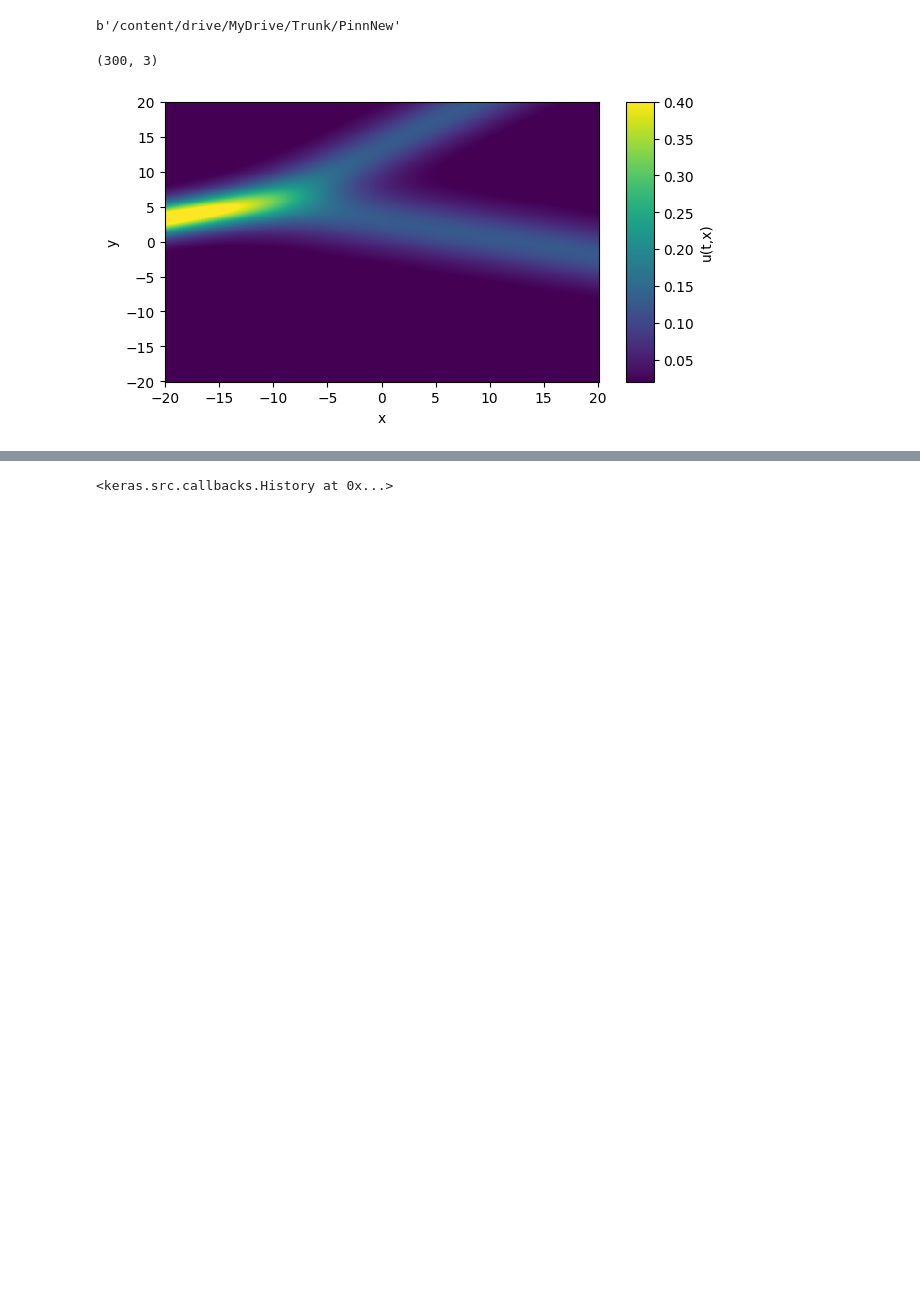
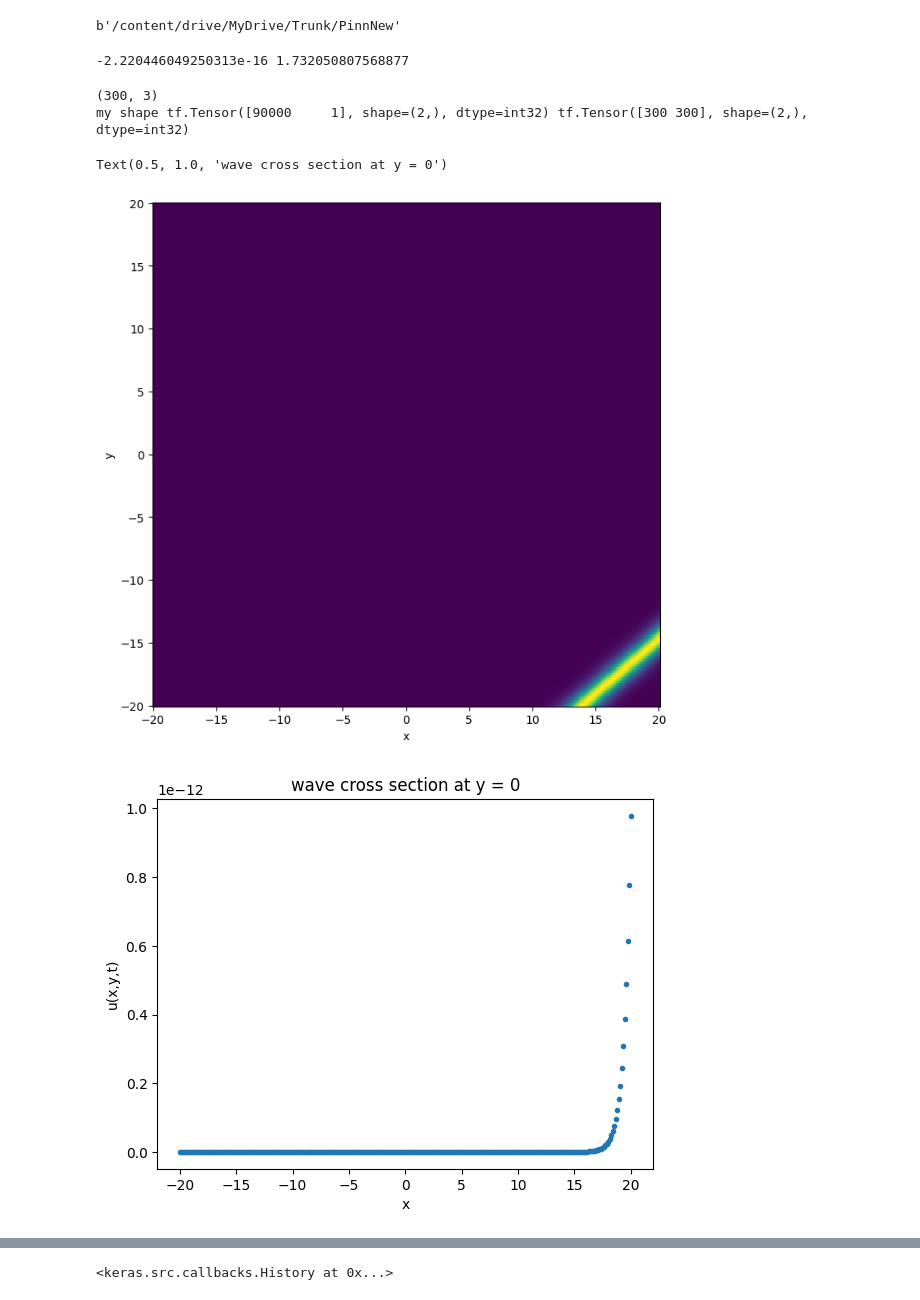
Before and after one commit to naiaseh/Trunk, a Jupyter notebook: PinnNew/KP.ipynb, the cells around one changed output, grey strips where cells are left out. Cells and saved outputs as stored; diff of their text form; code cells hidden in the pictures; blank space fills up the shorter version.

```diff
--- a/PinnNew/KP.ipynb
+++ b/PinnNew/KP.ipynb
@@ -39,14 +26,23 @@ import matplotlib.pyplot as plt
 import pickle
 import imageio
 # %%
-k=6
-c= 3.23
+
 phi = 0
 
 
 
 def boundary_function(txy):
     return phi*tf.ones_like(txy[:, 1:2])
+# %%
+angle = np.pi/180. * 60.
+ampl = 1.5
+one = (np.tan(angle) - np.sqrt(2*ampl))/2
+two = one + np.sqrt(2*ampl)
+k1 = np.min([one, two])
+k2 = np.max([one, two])
+print(k1, k2)
+# %% [output]
+-2.220446049250313e-16 1.732050807568877
 # %%
 ### KPII ###
 
@@ -190,50 +193,54 @@ t0 = 0.
 # %%
 from matplotlib.gridspec import GridSpec
 N = 300
-TIME = 7
+TIME = time
 xt = np.linspace(x_start,length,N).T
 yt = np.linspace(y_start,ylength,N).T
 tt = np.zeros((N,1))
 xt = xt.reshape(-1,1)
 yt = yt.reshape(-1,1)
 tt = tt.reshape(-1,1)
 
 txy_test = np.c_[tt,xt,yt]
 print(txy_test.shape)
 txy_test = tf.convert_to_tensor(txy_test, dtype = 'float32')
 txy_test = tf.reshape(txy_test, [N,3])
 
 x, y = np.meshgrid(xt, yt)
 txy = np.stack([np.full(x.flatten().shape, TIME), x.flatten(), y.flatten()],axis=-1)
-fig = plt.figure(figsize=(7,8))
+fig = plt.figure(figsize=(8,8))
 
-gs = GridSpec(2, 5)
-plt.subplot(gs[0, :])
+gs = GridSpec(1, 1)
+plt.subplot(gs[0, 0])
 
-ut = phi_function(txy)
+ut = phi_function1(txy)
+print('my shape',tf.shape(ut), tf.shape(x))
 ut = tf.reshape(ut, [x.shape[0],x.shape[1]])
-plt.pcolormesh(y, x, ut)
+plt.pcolormesh(x, y, ut)
 plt.xlabel('x')
 plt.ylabel('y')
-cbar = plt.colorbar(pad=0.05, aspect=10)
-cbar.set_label('u(t,x)')
+# cbar = plt.colorbar(pad=0.05, aspect=10)
+# cbar.set_label('u(t,x)')
 # cbar.mappable.set_clim( tf.reduce_min(ut), tf.reduce_max(ut))
-cbar.mappable.set_clim( 0.02, 0.4)
-# fig = plt.figure()
+# cbar.mappable.set_clim( 0.02, 0.4)
+fig = plt.figure()
 
-# cross_sect = 0
+cross_sect = 0
 
-# txy2 = np.stack([np.full(tt.shape, TIME),  xt , np.full(tt.shape, cross_sect)], axis=1)
-# u2 = phi_function3(txy2)
-# u2 = tf.reshape(u2, [xt.shape[0],xt.shape[1]])
-# plt.plot(xt, u2, '.',label = 'exact at time {}'.format(0))
+txy2 = np.stack([np.full(tt.shape, TIME),  xt , np.full(tt.shape, cross_sect)], axis=1)
+u2 = phi_function1(txy2)
+u2 = tf.reshape(u2, [xt.shape[0],xt.shape[1]])
+plt.plot(xt, u2, '.',label = 'exact at time {}'.format(0))
 
-# plt.xlabel('x')
-# plt.ylabel('u(x,y,t)')
-# plt.title('wave cross section at y = {}'.format(cross_sect))
+plt.xlabel('x')
+plt.ylabel('u(x,y,t)')
+plt.title('wave cross section at y = {}'.format(cross_sect))
 # %% [output]
 (300, 3)
+my shape tf.Tensor([90000     1], shape=(2,), dtype=int32) tf.Tensor([300 300], shape=(2,), dtype=int32)
+Text(0.5, 1.0, 'wave cross section at y = 0')
-[figure, old version]
+[figure, new version]
+[figure, added]
 # %%
 ### Plotting some test function in Fourier space ###
 # # N = 6000
```
Also changed, not shown: parts of 14 cells of this notebook.
